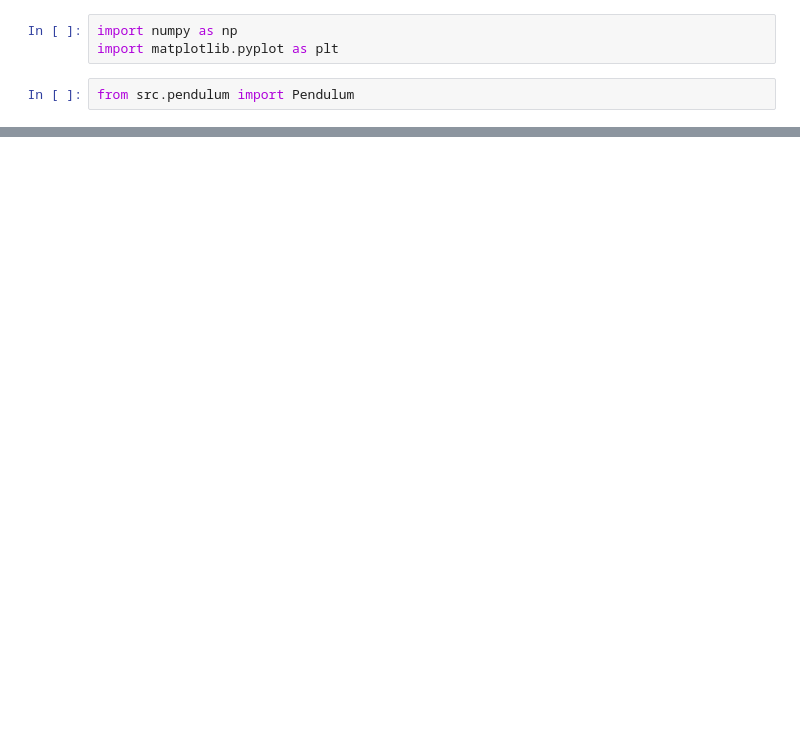
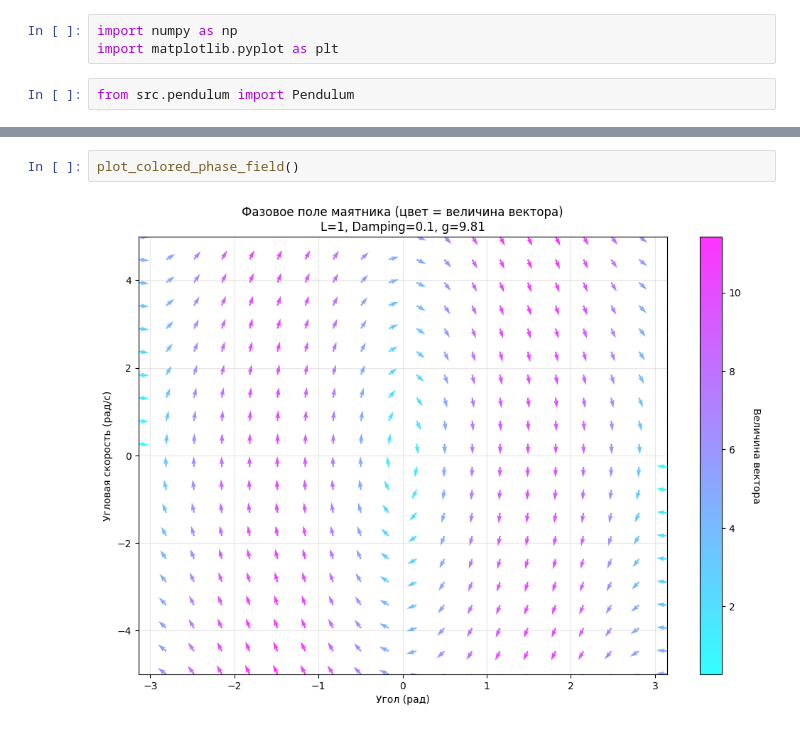
Before and after one commit to VladimirGunyavoy/diplom, a Jupyter notebook: math/pendulum_field.ipynb, the cells around one changed output, grey strips where cells are left out. Saved outputs shown, nothing was run; the diff lists cells and outputs as text; blank space fills up the shorter version.

```diff
--- a/math/pendulum_field.ipynb
+++ b/math/pendulum_field.ipynb
@@ -35,0 +102,4 @@ plt.show()
+# %%
+plot_colored_phase_field()
+# %% [output]
+[figure, added]
```
Also changed, not shown: parts of 4 cells of this notebook, 10 other files.
